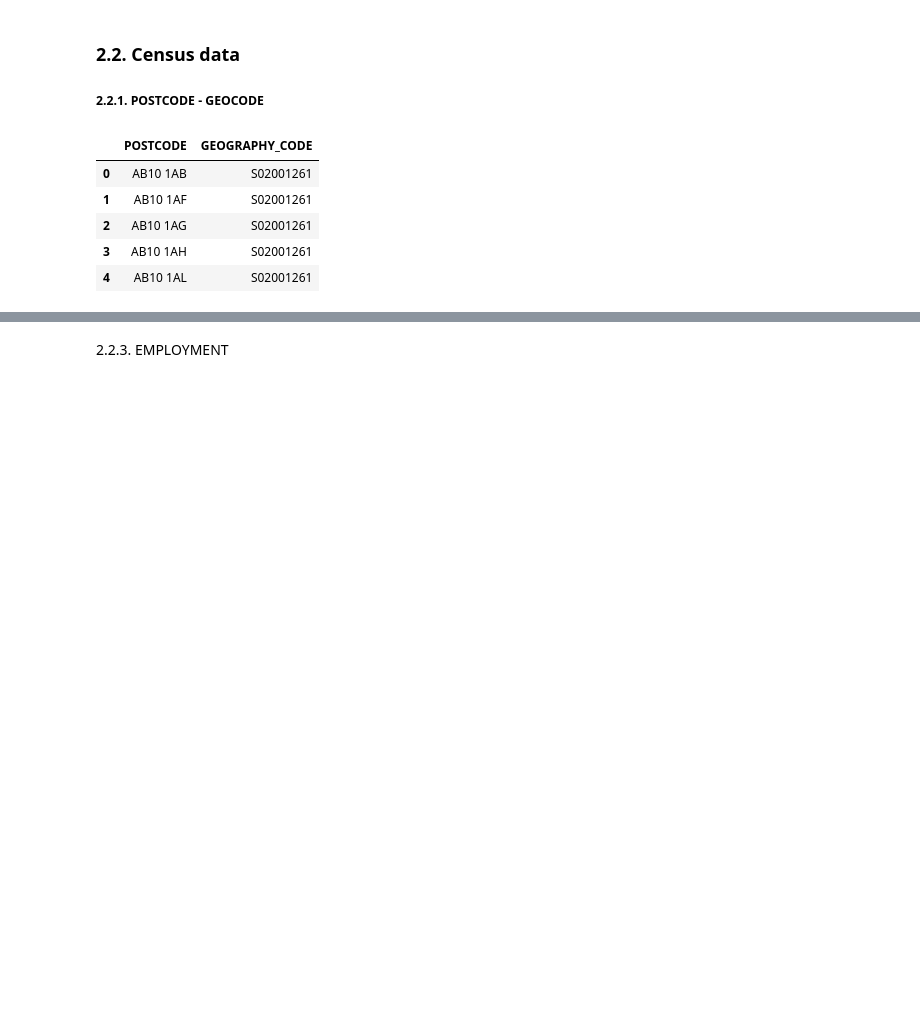
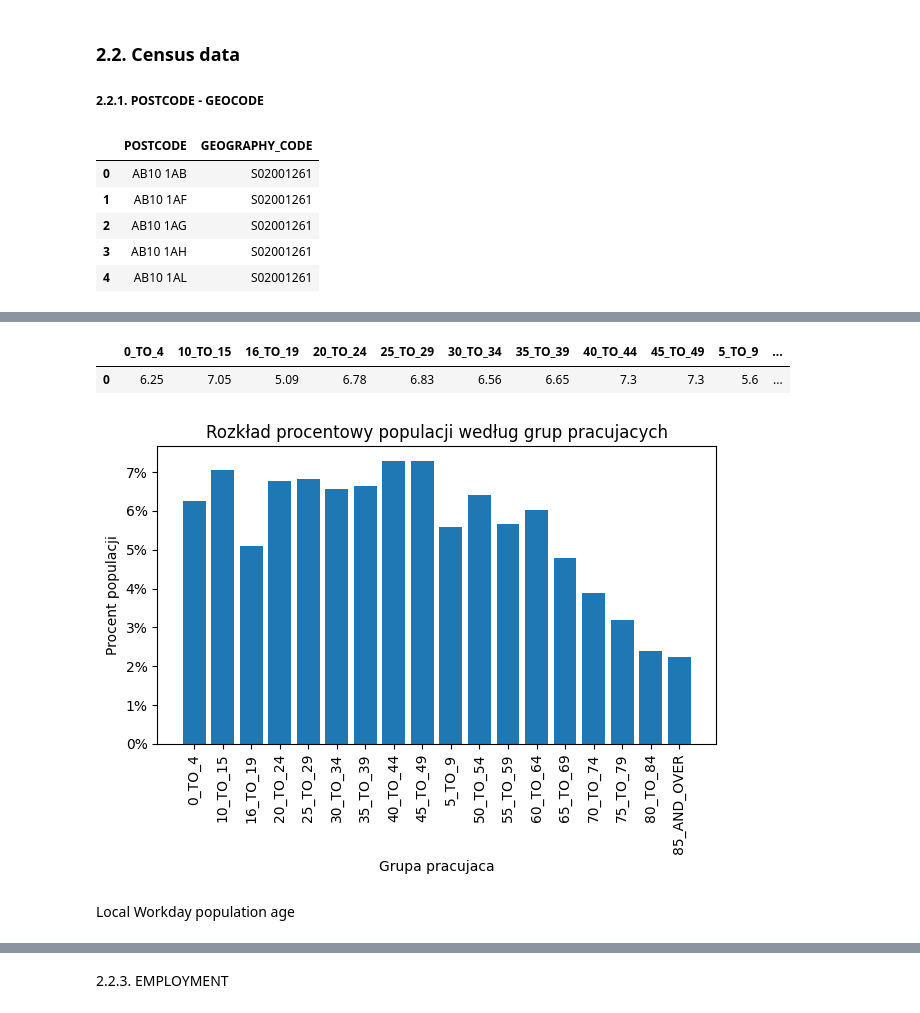
Before and after one commit to Patryk9411/ML-Python---pocket-lexicon, a Jupyter notebook: customer_analysis.ipynb, the cells around one changed output, grey strips where cells are left out. Cells and saved outputs as stored; diff of their text form; code cells hidden in the pictures; blank space fills up the shorter version.

```diff
--- a/customer_analysis.ipynb
+++ b/customer_analysis.ipynb
@@ -340,0 +479,9 @@ demography.head()
+# %%
+# Zagregowanie danych do jednego wiersza
+aggregated_row = workday_population.drop('GEOGRAPHY_CODE', axis=1).sum()
+
+# Utworzenie nowego DataFrame z wynikiem agregacji
+workday_population_global = pd.DataFrame(aggregated_row).T
+
+# Wyświetlenie wynikowego DataFrame
+workday_population_global.head()
@@ -340,0 +491,44 @@ demography.head()
+# %%
+# Dzielenie kolumn przez kolumnę OWN_TOTAL
+workday_population_global_perc = workday_population_global.filter(regex='WORKDAY_POPULATION').div(workday_population_global['OWN_TOTAL'], axis=0) * 100
+
+# drop poczatku
+workday_population_global_perc.columns = [col.replace('WORKDAY_POPULATION_AGE_', '') for col in workday_population_global_perc.columns]
+
+#wyswietlenie df
+workday_population_global_perc = workday_population_global_perc.round(2)  # Zaokrąglenie do dwóch miejsc po przecinku
+# resident_population_global_perc = resident_population_global_perc.astype(str) + '%'  # Dodanie symbolu procenta
+workday_population_global_perc.head()
+# %% [output]
+|  | 0_TO_4 | 10_TO_15 | 16_TO_19 | 20_TO_24 | 25_TO_29 | 30_TO_34 | 35_TO_39 | 40_TO_44 | 45_TO_49 | 5_TO_9 | ... |
+| 0 | 6.25 | 7.05 | 5.09 | 6.78 | 6.83 | 6.56 | 6.65 | 7.3 | 7.3 | 5.6 | ... |
+# %%
+# Usunięcie znaku procentu i przekształcenie do postaci numerycznej
+workday_population_global_perc = workday_population_global_perc.replace('%', '', regex=True).astype(float)
+
+# Tworzenie wykresu słupkowego
+x = [col.split('WORKDAY_POPULATION_AGE_')[-1] for col in workday_population_global_perc.columns]
+y = workday_population_global_perc.values[0]
+
+plt.bar(x, y)
+
+# Dodawanie etykiet osi
+plt.xlabel('Grupa pracujaca')
+plt.ylabel('Procent populacji')
+
+# Dodawanie tytułu wykresu
+plt.title('Rozkład procentowy populacji według grup pracujacych')
+
+# Rotacja etykiet osi X
+plt.xticks(rotation=90)
+
+# Wyświetlanie wartości na osi Y w postaci procentowej
+plt.gca().set_yticklabels(['{:.0f}%'.format(x) for x in plt.gca().get_yticks()])
+
+# Wyświetlanie wykresu
+plt.tight_layout()
+plt.show()
+# %% [output]
+[figure, added]
+# %% [markdown]
+Local Workday population age
```
Also changed, not shown: parts of 33 cells of this notebook.
